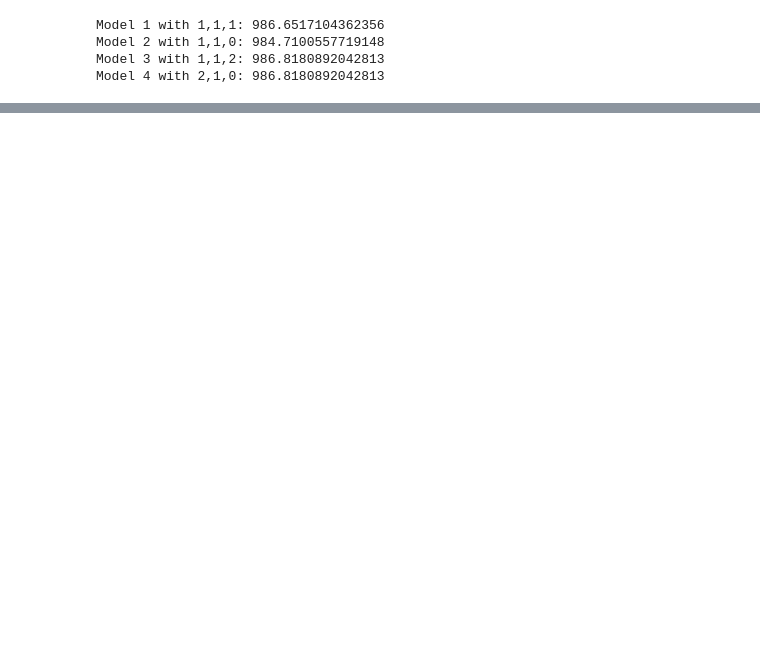
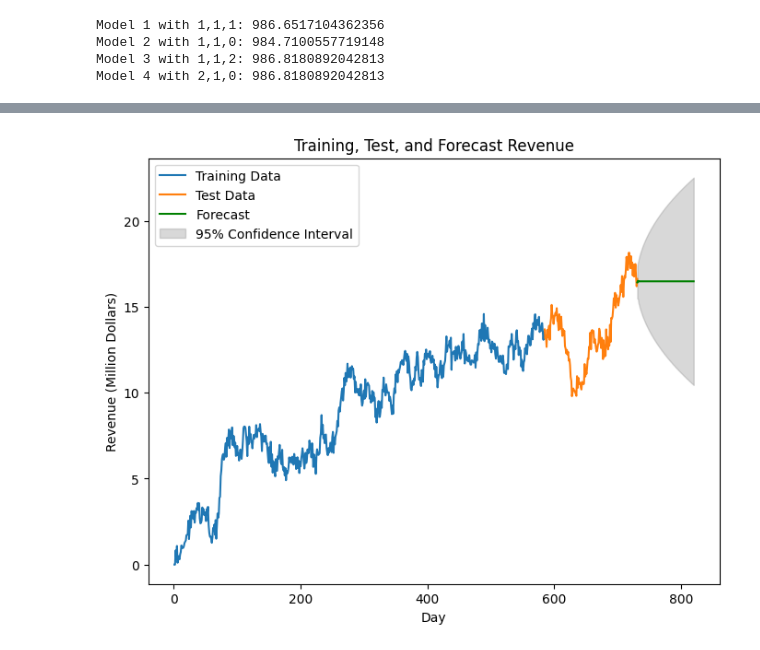
Before and after one commit to david-00001/d213-1, a Jupyter notebook: L David Rodgers D213-1.ipynb, the cells around one changed output, grey strips where cells are left out. Cells and saved outputs as stored; diff of their text form; code cells hidden in the pictures; blank space fills up the shorter version.

```diff
--- a/L David Rodgers D213-1.ipynb
+++ b/L David Rodgers D213-1.ipynb
@@ -248,0 +313,12 @@ model_fit = model.fit()
+# %%
+# Re-fit the model using the complete Revenue dataset
+model = ARIMA(df['Revenue'], order=(1,1,0))
+model_fit = model.fit()
+
+# Forecast the predictions and predict off the mean (Elleh, 2024)
+forecast=model_fit.get_forecast(steps=90)
+future_pred = forecast.predicted_mean.rename('Forecast')
+
+# Produce Confidence Interval (Elleh, 2024)
+conf_int = forecast.conf_int()
+print(future_pred)
@@ -248,0 +338,14 @@ model_fit = model.fit()
+# %%
+# Plot the Training, Test, and Forecast data together along with the Confidence Interval (Elleh, 2024)
+plt.figure(figsize=(8,6))
+plt.plot(train['Revenue'], label='Training Data')
+plt.plot(test['Revenue'], label='Test Data')
+plt.plot(future_pred, label='Forecast', color='green')
+plt.fill_between(conf_int.index, conf_int.iloc[:,0], conf_int.iloc[:,1], color='grey', alpha=0.3, label='95% Confidence Interval')
+plt.title('Training, Test, and Forecast Revenue')
+plt.xlabel('Day')
+plt.ylabel('Revenue (Million Dollars)')
+plt.legend()
+plt.show()
+# %% [output]
+[figure, added]
```
Also changed, not shown: parts of 16 cells of this notebook, 1 other file.
